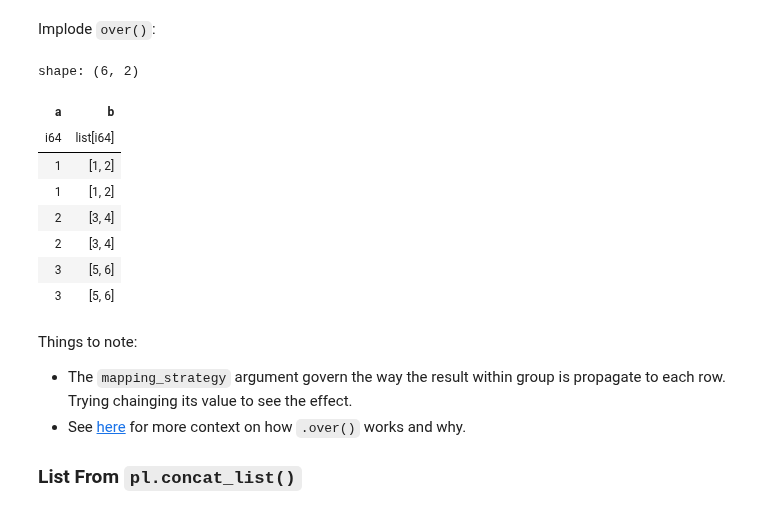
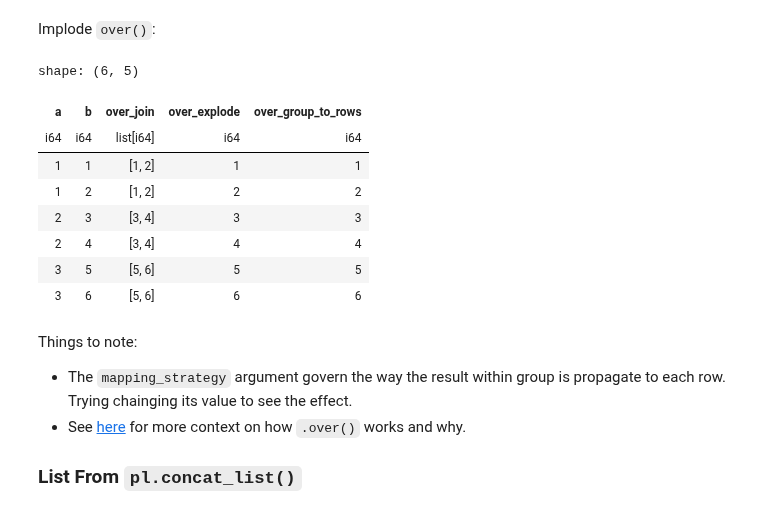
Before and after one commit to johnros/polars_demo, a Jupyter notebook: nested_dtypes.ipynb, the cells around one changed output. Drawn from its saved outputs; the diff is of its cells as text; code cells hidden in the pictures.

```diff
--- a/nested_dtypes.ipynb
+++ b/nested_dtypes.ipynb
@@ -379,22 +384,25 @@ df.with_columns(pl.concat_list('b').over("a")) # no good
 # %%
 (
     df
     .with_columns(
-        pl.col("b")
-        .over("a", mapping_strategy="join")
+        pl.col("b").over("a", mapping_strategy="join").alias('over_join'),
+
+        pl.col("b").over("a", mapping_strategy="explode").alias('over_explode'),
+
+        pl.col("b").over("a", mapping_strategy="group_to_rows").alias('over_group_to_rows'),
     )
 )
 # good!
 # %% [output]
-shape: (6, 2)
+shape: (6, 5)
-| a | b |
-| i64 | list[i64] |
-| 1 | [1, 2] |
-| 1 | [1, 2] |
-| 2 | [3, 4] |
-| 2 | [3, 4] |
-| 3 | [5, 6] |
-| 3 | [5, 6] |
+| a | b | over_join | over_explode | over_group_to_rows |
+| i64 | i64 | list[i64] | i64 | i64 |
+| 1 | 1 | [1, 2] | 1 | 1 |
+| 1 | 2 | [1, 2] | 2 | 2 |
+| 2 | 3 | [3, 4] | 3 | 3 |
+| 2 | 4 | [3, 4] | 4 | 4 |
+| 3 | 5 | [5, 6] | 5 | 5 |
+| 3 | 6 | [5, 6] | 6 | 6 |
 # %% [markdown]
 Things to note:
 
```
Also changed, not shown: parts of 48 cells of this notebook, 2 other files.
